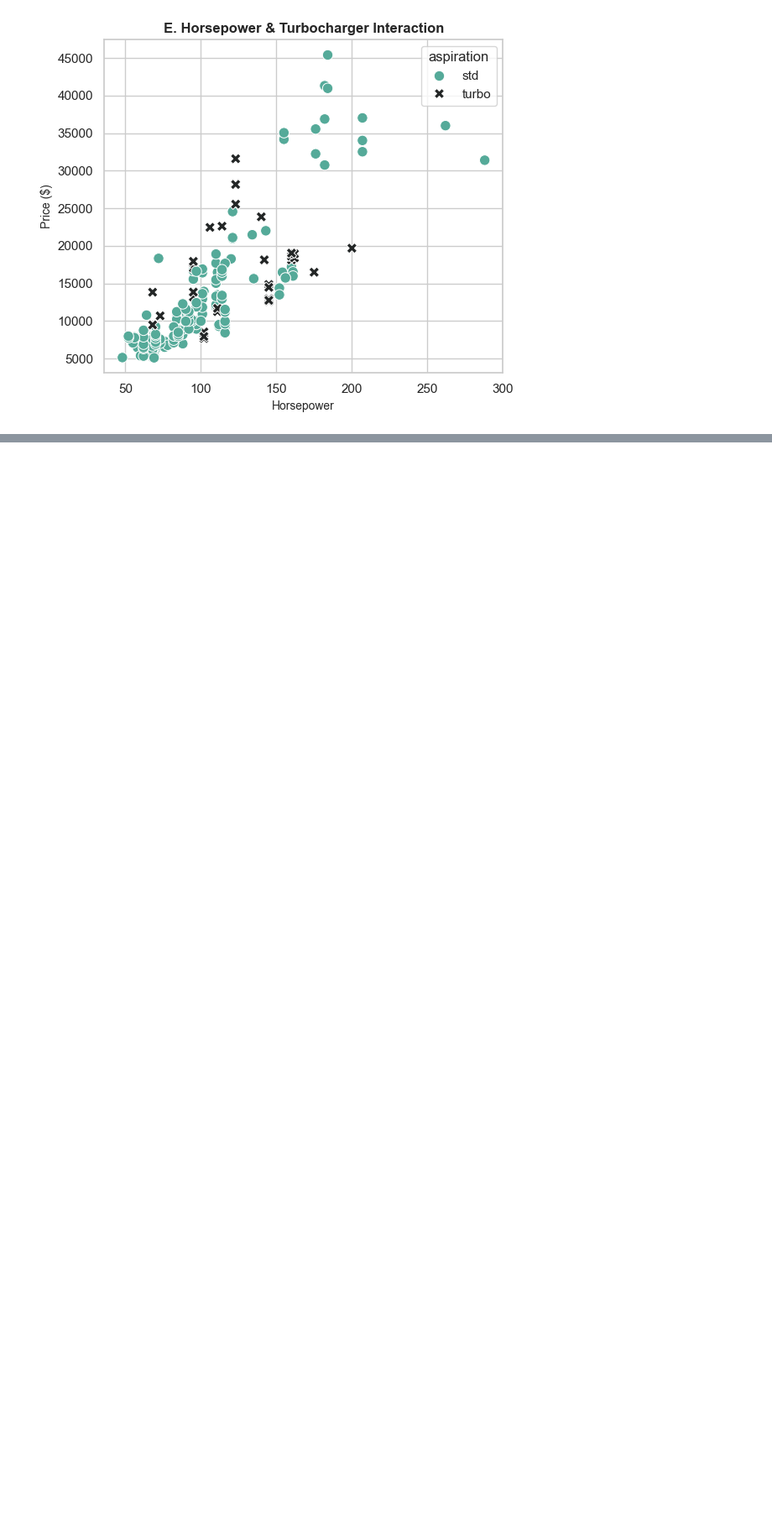
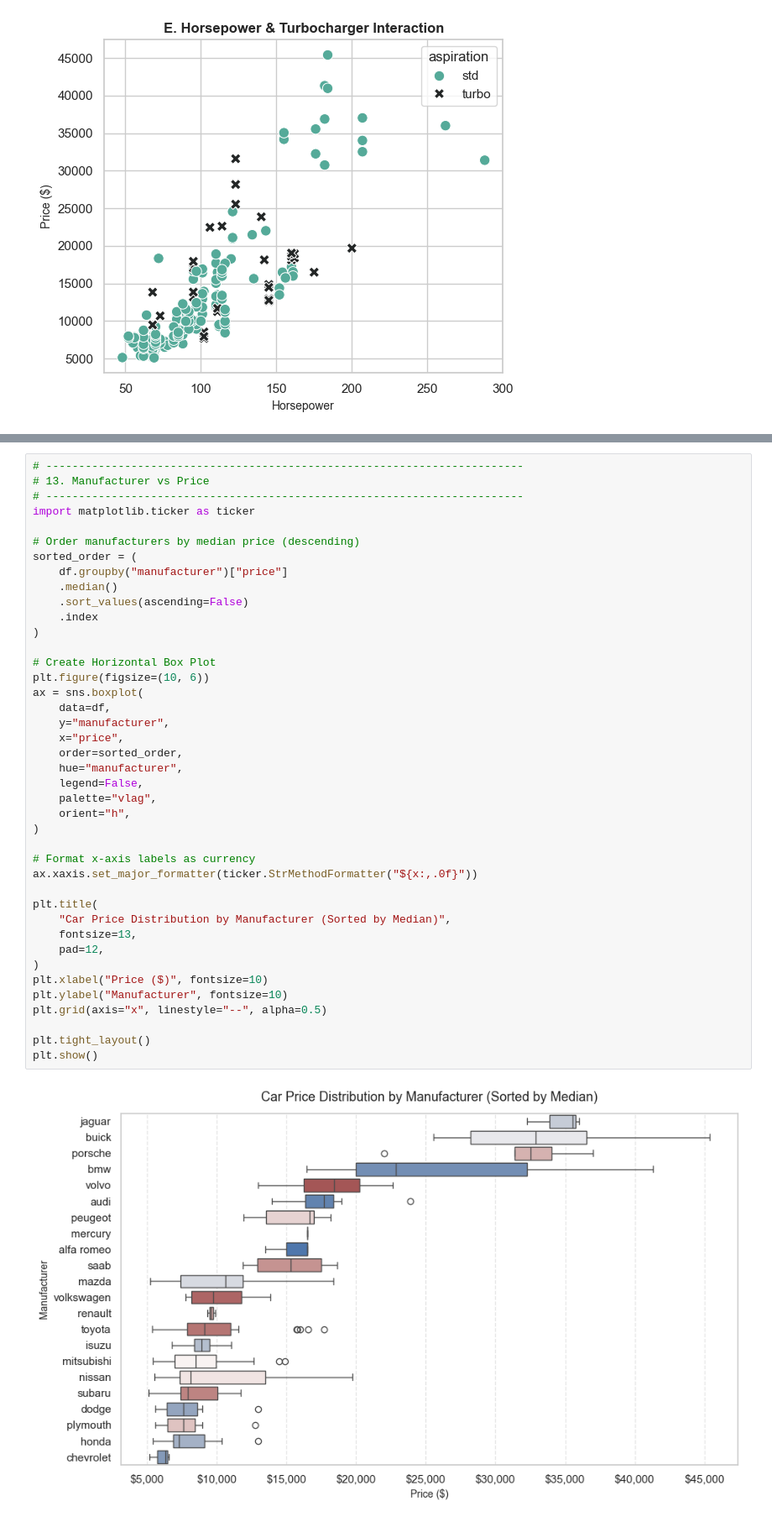
Before and after one commit to phonemes-and-speech-entrainment/Car_feature_price_analysis, a Jupyter notebook: jupyter_notebooks/Unit 2/car_price_visualisations_and_stats.ipynb, the cells around one changed output, grey strips where cells are left out. Shown at 84% size. Drawn from its saved outputs; the diff is of its cells as text; blank space fills up the shorter version.

Commit message:
Add manufacturer vs price plot

```diff
--- a/jupyter_notebooks/Unit 2/car_price_visualisations_and_stats.ipynb
+++ b/jupyter_notebooks/Unit 2/car_price_visualisations_and_stats.ipynb
@@ -362,3 +362,46 @@ plt.tight_layout()
 plt.show()
 # %% [output]
 [figure]
+# %%
+# -------------------------------------------------------------------------
+# 13. Manufacturer vs Price
+# -------------------------------------------------------------------------
+import matplotlib.ticker as ticker
+
+# Order manufacturers by median price (descending)
+sorted_order = (
+    df.groupby("manufacturer")["price"]
+    .median()
+    .sort_values(ascending=False)
+    .index
+)
+
+# Create Horizontal Box Plot
+plt.figure(figsize=(10, 6))
+ax = sns.boxplot(
+    data=df,
+    y="manufacturer",
+    x="price",
+    order=sorted_order,
+    hue="manufacturer",
+    legend=False,
+    palette="vlag",
+    orient="h",
+)
+
+# Format x-axis labels as currency
+ax.xaxis.set_major_formatter(ticker.StrMethodFormatter("${x:,.0f}"))
+
+plt.title(
+    "Car Price Distribution by Manufacturer (Sorted by Median)",
+    fontsize=13,
+    pad=12,
+)
+plt.xlabel("Price ($)", fontsize=10)
+plt.ylabel("Manufacturer", fontsize=10)
+plt.grid(axis="x", linestyle="--", alpha=0.5)
+
+plt.tight_layout()
+plt.show()
+# %% [output]
+[figure, added]
```
Also changed, not shown: parts of 1 cell of this notebook.
